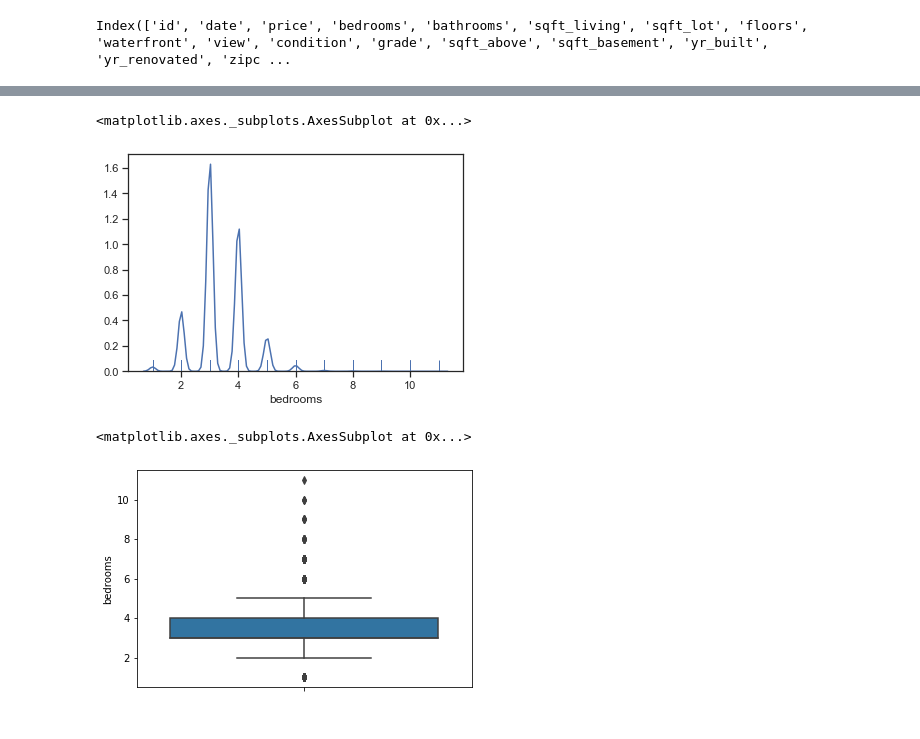
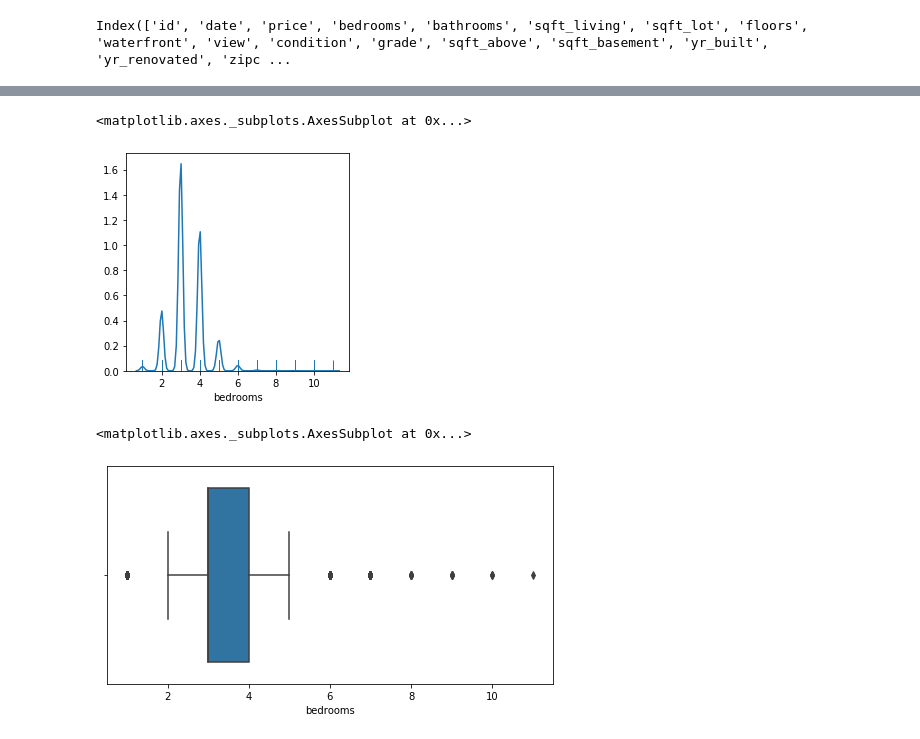
Before and after one commit to TaraRosen/kc_housing_pred, a Jupyter notebook: king_county_housing_predictions.ipynb, the cells around one changed output, grey strips where cells are left out. Drawn from its saved outputs; the diff is of its cells as text; code cells hidden in the pictures.

```diff
--- a/king_county_housing_predictions.ipynb
+++ b/king_county_housing_predictions.ipynb
@@ -336,13 +345,15 @@ plt.show()
 # %%
+plt.figure(figsize=(4, 4))
 sns.distplot(df['bedrooms'], rug = True, hist = False)
 # %% [output]
 <matplotlib.axes._subplots.AxesSubplot at 0x...>
-[figure, old version]
+[figure, new version]
 # %%
-sns.boxplot(df['bedrooms'], orient = "v")
+plt.figure(figsize=(8, 4))
+sns.boxplot(df['bedrooms'], orient = "h")
 # %% [output]
 <matplotlib.axes._subplots.AxesSubplot at 0x...>
-[figure, old version]
+[figure, new version]
 # %%
 fig, ax = plt.subplots(figsize=(20,8))
 ax.scatter(df['bathrooms'], df['price'])
```
Also changed, not shown: parts of 52 cells of this notebook.
